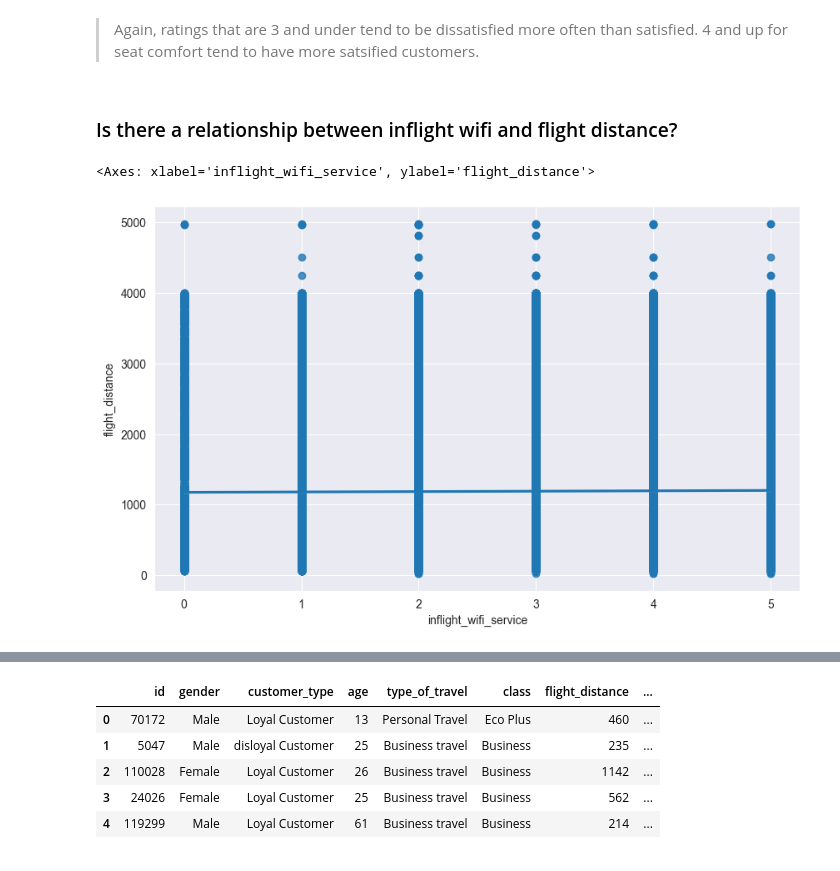
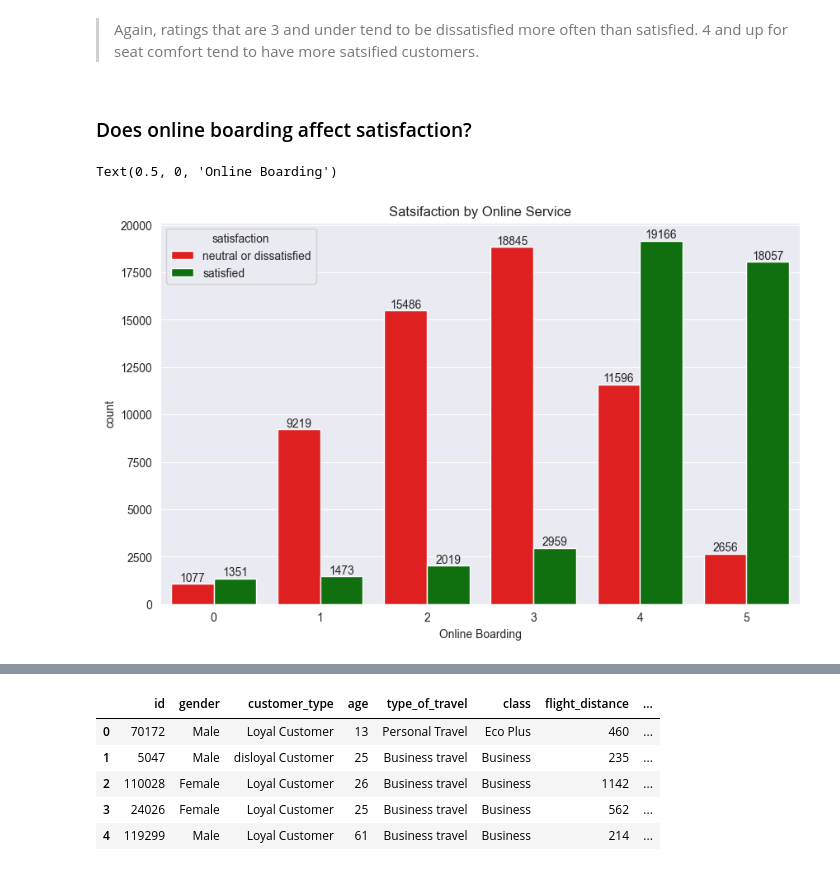
Before and after one commit to danielphilip12/Airline-Satisfaction, a Jupyter notebook: EDA.ipynb, the cells around one changed output, grey strips where cells are left out. Drawn from its saved outputs; the diff is of its cells as text; code cells hidden in the pictures.

```diff
--- a/EDA.ipynb
+++ b/EDA.ipynb
@@ -434,9 +434,15 @@ plt.savefig('./images/clean_sat.png')
 # %% [markdown]
 > Again, ratings that are 3 and under tend to be dissatisfied more often than satisfied. 4 and up for seat comfort tend to have more satsified customers.
 # %% [markdown]
-### Is there a relationship between inflight wifi and flight distance?
+### Does online boarding affect satisfaction?
 # %%
-sns.regplot(data=df, x='inflight_wifi_service', y='flight_distance')
+ax = sns.countplot(data=df, x='online_boarding', hue='satisfaction', palette=['red', 'green'])
+for container in ax.containers:
+    ax.bar_label(container)
+
+plt.title("Satsifaction by Online Service")
+plt.xlabel("Online Boarding")
+# plt.savefig('./images/clean_sat.png')
 # %% [output]
-<Axes: xlabel='inflight_wifi_service', ylabel='flight_distance'>
+Text(0.5, 0, 'Online Boarding')
-[figure, old version]
+[figure, new version]
```
Also changed, not shown: parts of 3 cells of this notebook.
